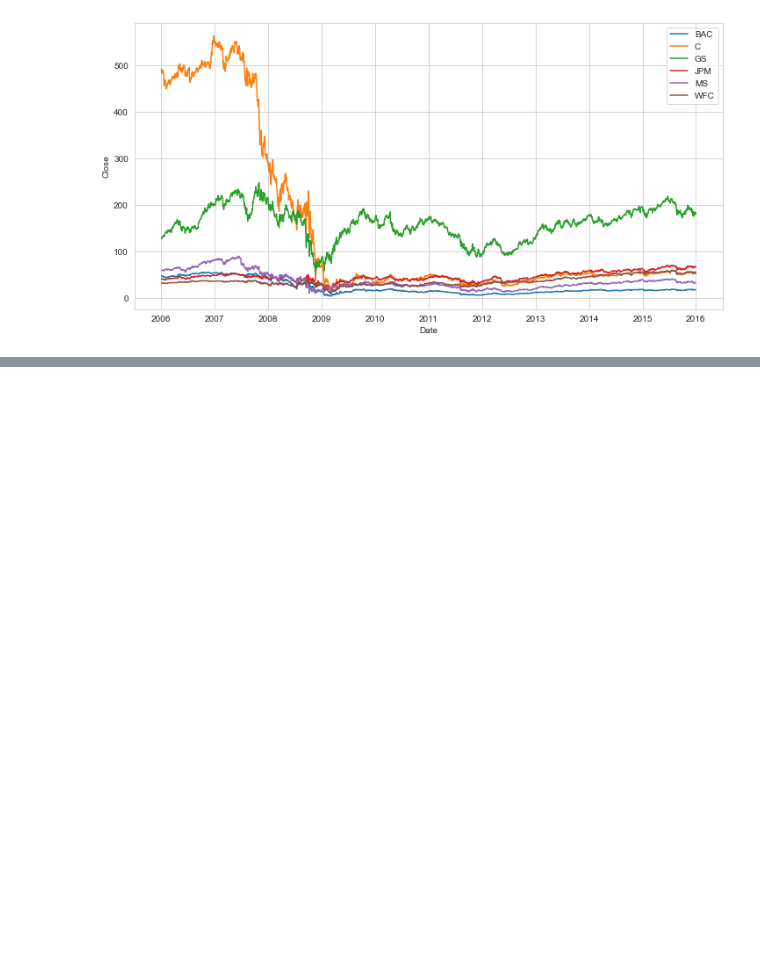
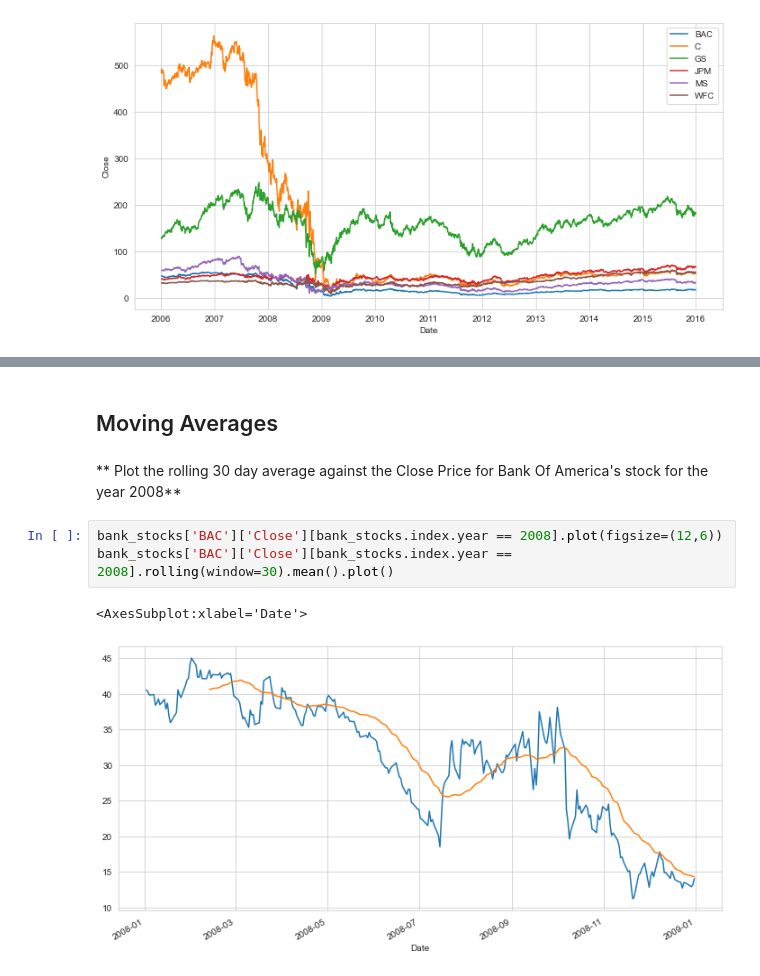
Before and after one commit to khunamir/pfmladsbc, a Jupyter notebook: Data Capstone Project/Finance Project.ipynb, the cells around one changed output, grey strips where cells are left out. Saved outputs shown, nothing was run; the diff lists cells and outputs as text; blank space fills up the shorter version.

```diff
--- a/Data Capstone Project/Finance Project.ipynb
+++ b/Data Capstone Project/Finance Project.ipynb
@@ -281,0 +282,10 @@ bank_stocks.xs(key='Close',axis=1,level='Stock Info').plot(fig)
+# %% [markdown]
+## Moving Averages
+# %% [markdown]
+** Plot the rolling 30 day average against the Close Price for Bank Of America's stock for the year 2008**
+# %%
+bank_stocks['BAC']['Close'][bank_stocks.index.year == 2008].plot(figsize=(12,6))
+bank_stocks['BAC']['Close'][bank_stocks.index.year == 2008].rolling(window=30).mean().plot()
+# %% [output]
+<AxesSubplot:xlabel='Date'>
+[figure, added]
```
Also changed, not shown: parts of 9 cells of this notebook.
